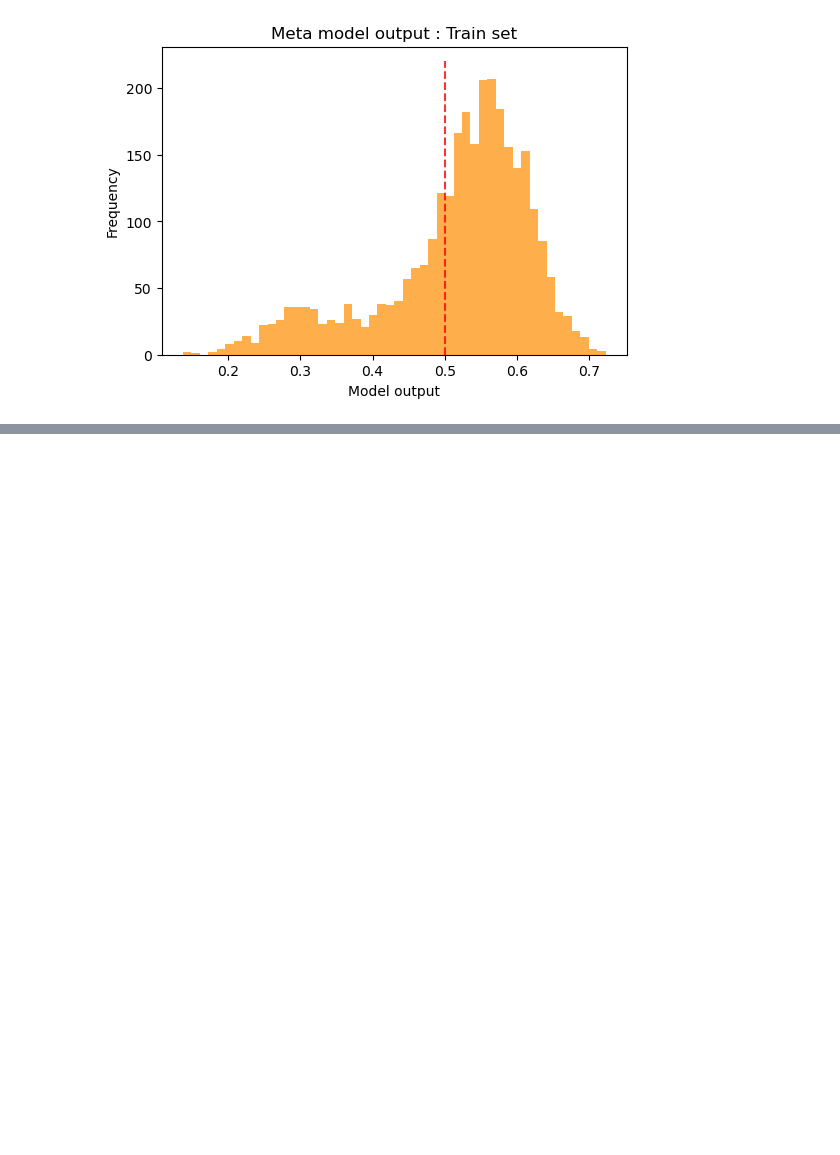
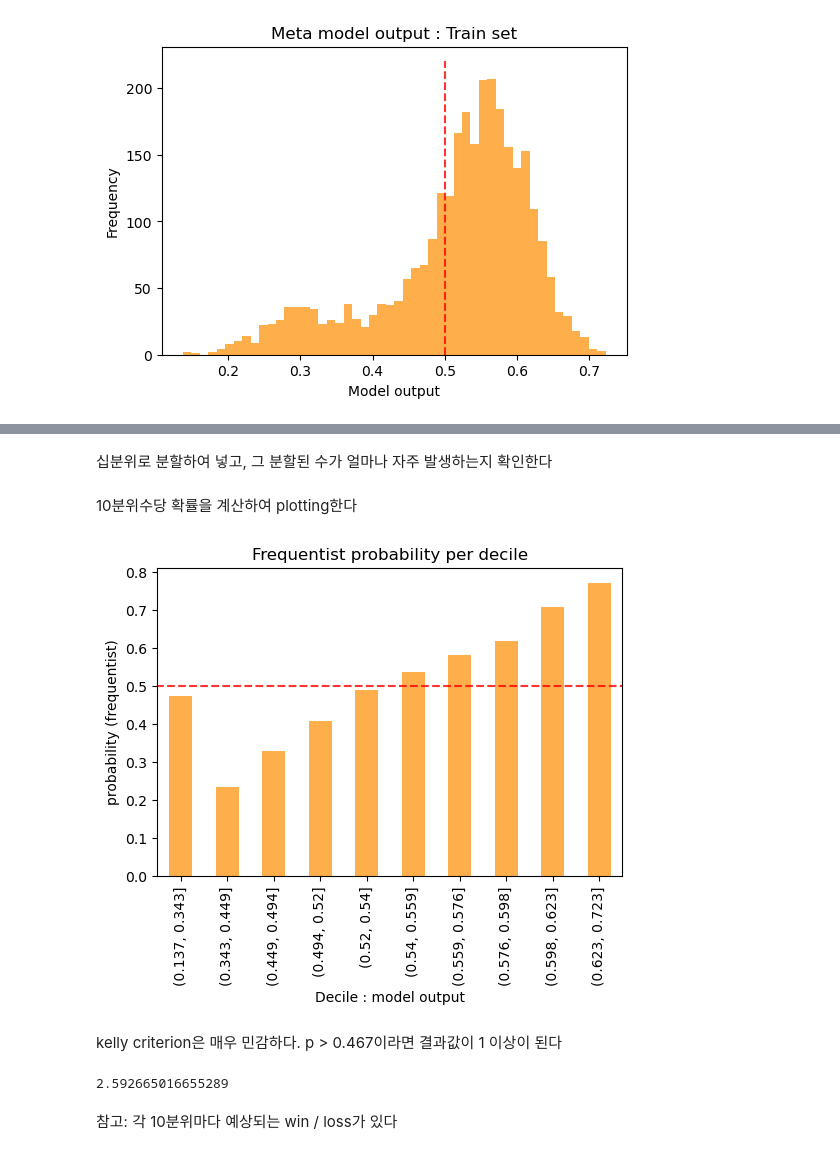
Before and after one commit to Tommylee1013/FinancialMachineLearning, a Jupyter notebook: meta_labeling/kelly_criterion_analysis.ipynb, the cells around one changed output, grey strips where cells are left out. Drawn from its saved outputs; the diff is of its cells as text; code cells hidden in the pictures; blank space fills up the shorter version.

```diff
--- a/meta_labeling/kelly_criterion_analysis.ipynb
+++ b/meta_labeling/kelly_criterion_analysis.ipynb
@@ -39,0 +90,2 @@ plt.show()
+# %% [markdown]
+십분위로 분할하여 넣고, 그 분할된 수가 얼마나 자주 발생하는지 확인한다
@@ -39,0 +94,23 @@ plt.show()
+# %% [markdown]
+10분위수당 확률을 계산하여 plotting한다
+# %%
+acc = data.groupby(['cat', 'target']).count()['prob'].unstack()
+accuracy = acc[1] / acc.sum(axis = 1)
+# %%
+accuracy.plot.bar(figsize = (6, 4), color = 'darkorange', alpha = 0.7)
+plt.title('Frequentist probability per decile')
+plt.xlabel('Decile : model output')
+plt.ylabel('probability (frequentist)')
+plt.grid(False)
+plt.hlines(y = 0.5, xmin = -1, xmax = accuracy.shape[0], colors = 'red', linestyles = '--', alpha = 0.8)
+plt.show()
+# %% [output]
+[figure, added]
+# %% [markdown]
+kelly criterion은 매우 민감하다. p > 0.467이라면 결과값이 1 이상이 된다
+# %%
+kelly(p = 0.467, win = exp_gain, loss = exp_loss)
+# %% [output]
+2.592665016655289
+# %% [markdown]
+참고: 각 10분위마다 예상되는 win / loss가 있다
```
Also changed, not shown: parts of 22 cells of this notebook, 1 other file.
